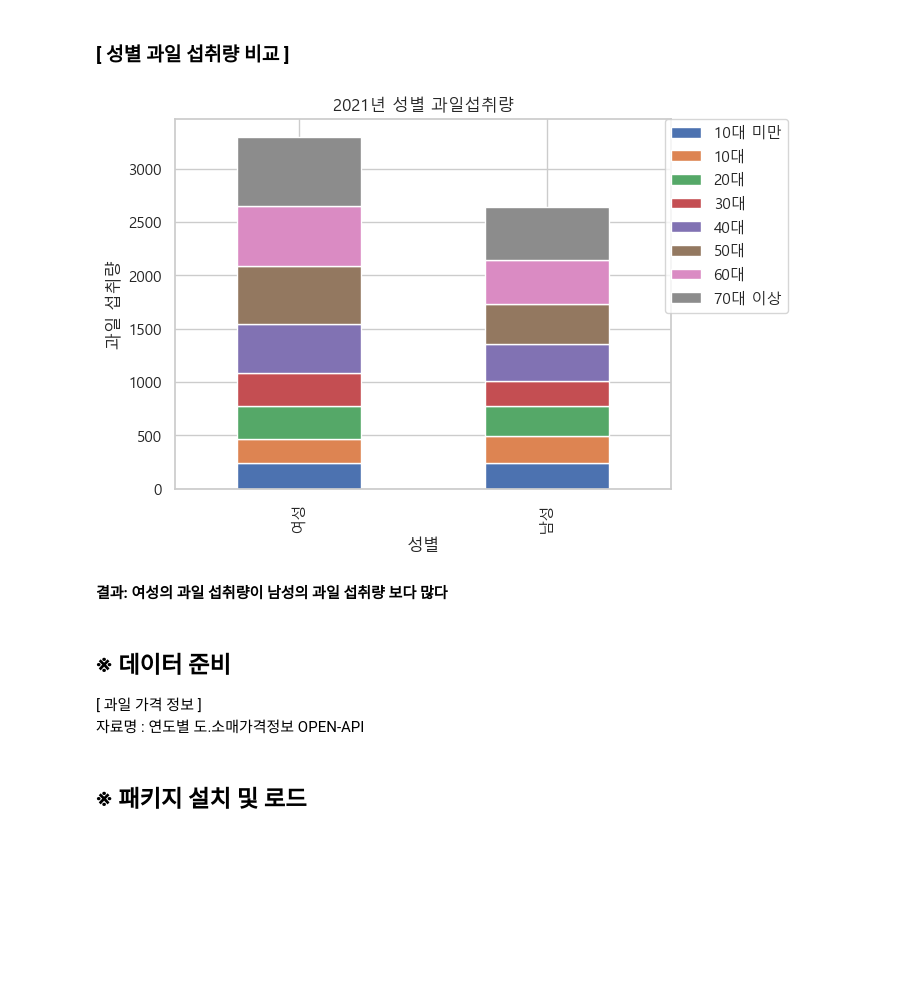
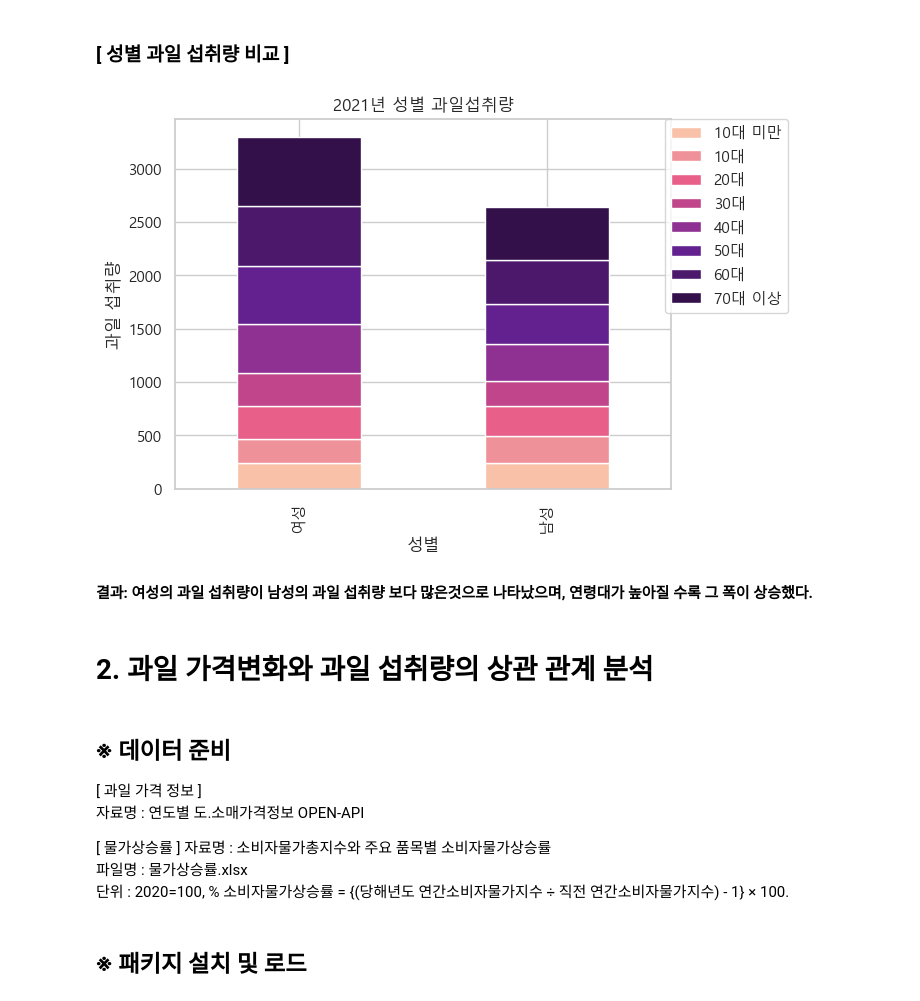
Before and after one commit to jdawoony/big-data-analytics, a Jupyter notebook: 데이터분석 (국내 과일 시장과 소비 분석).ipynb, the cells around one changed output. Saved outputs shown, nothing was run; the diff lists cells and outputs as text; code cells hidden in the pictures; blank space fills up the shorter version.

```diff
--- a/데이터분석 (국내 과일 시장과 소비 분석).ipynb
+++ b/데이터분석 (국내 과일 시장과 소비 분석).ipynb
@@ -105,9 +104,10 @@ df
 ### [ 5년 간 연령별 과일 섭취량 추이 ]
 # %%
 df_copy = df.T # x축 y축 치환
+colors = ['#f8c1a8', '#ef9198', '#e8608a', '#c0458a', '#8f3192', '#aadacc', '#44a7cb', '#2a5599' ] # 색상 리스트
 
 # 그래프 그리기
-sns.set(style='whitegrid', font ='Malgun Gothic', font_scale=1)
+sns.set(style='whitegrid', font ='Malgun Gothic', font_scale=1, palette=colors)
 ax = sns.lineplot(data=df_copy, markers=True, dashes=False)
 ax.legend(loc='upper left', bbox_to_anchor=(1.02, 1.02))  # 범례 위치 조정
 ax.set(xlabel='년도', ylabel='섭취량',title='연도에 따른 연령별 과일섭취량 추이')
@@ -322,23 +321,32 @@ total_data_copy = total_data.T # x축 y축 치환
 # %% [markdown]
 ### [ 성별 과일 섭취량 비교 ]
 # %%
-total_data_copy.plot(kind='bar', stacked=True)
+colors = ['#f8c1a8', '#ef9198', '#e8608a', '#c0458a', '#8f3192', '#63218f', '#4b186c', '#33104a' ]
+total_data_copy.plot(kind='bar', stacked=True, color=colors)
 plt.title('2021년 성별 과일섭취량')
 plt.xlabel('성별')
 plt.ylabel('과일 섭취량')
 
 # 범례 위치와 레이아웃 조정
 plt.legend(loc='upper right', bbox_to_anchor=(1.25, 1.02))
 
 plt.show()
 # %% [output]
-[figure, old version]
+[figure, new version]
 # %% [markdown]
-<b>결과: 여성의 과일 섭취량이 남성의 과일 섭취량 보다 많다</b>
+<b>결과: 여성의 과일 섭취량이 남성의 과일 섭취량 보다 많은것으로 나타났으며, 연령대가 높아질 수록 그 폭이 상승했다.</b>
+# %% [markdown]
+# 2. 과일 가격변화와 과일 섭취량의 상관 관계 분석
 # %% [markdown]
 ## ※ 데이터 준비
 [ 과일 가격 정보 ] <br>
-자료명 : 연도별 도.소매가격정보 OPEN-API
+자료명 : 연도별 도.소매가격정보 OPEN-API  <br>
+
+[ 물가상승률 ]
+자료명 : 소비자물가총지수와 주요 품목별 소비자물가상승률 <br>
+파일명 : 물가상승률.xlsx <br>
+단위 : 2020=100, %
+소비자물가상승률 = {(당해년도 연간소비자물가지수 ÷ 직전 연간소비자물가지수) - 1} × 100.
 # %% [markdown]
 ## ※ 패키지 설치 및 로드
 # %%
```
Also changed, not shown: parts of 72 cells of this notebook, 1 other file.
